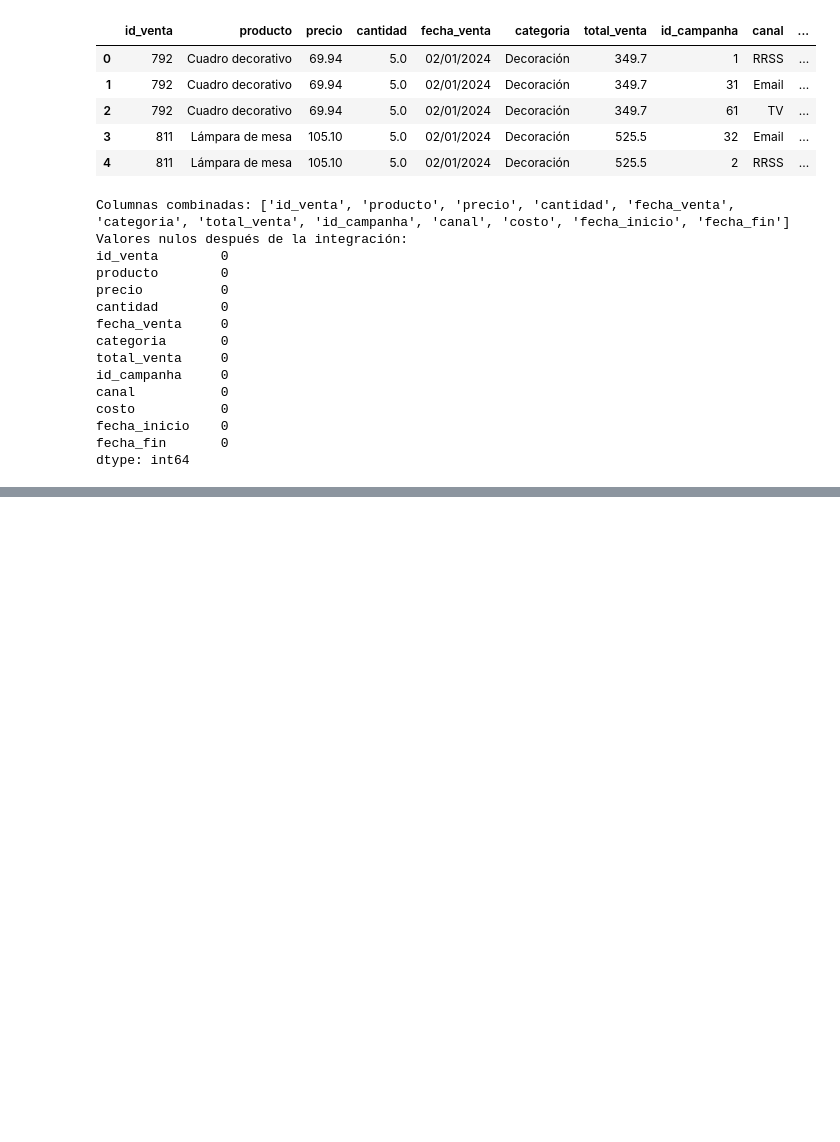
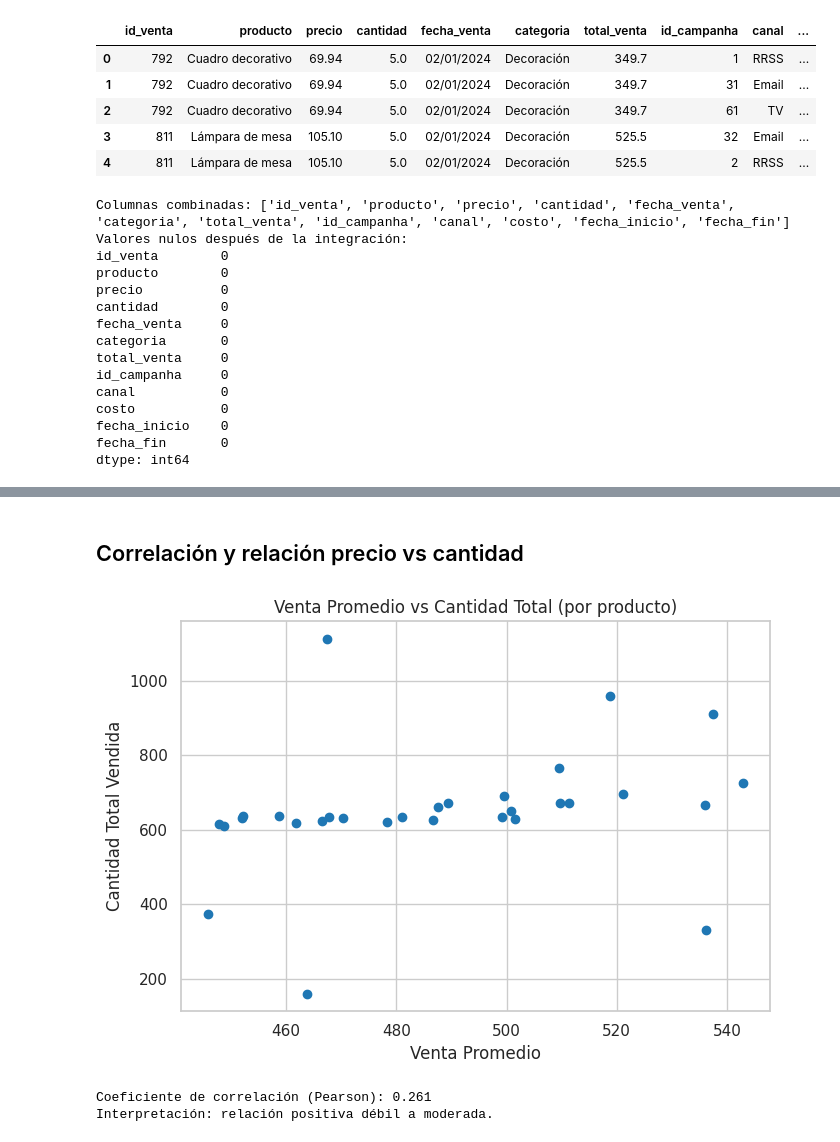
Before and after one commit to irenerendon/Data_Analytics_Pre_Entrega_Irene_Rendon, a Jupyter notebook: Data_Analytics_ipynb.ipynb, the cells around one changed output, grey strips where cells are left out. Saved outputs shown, nothing was run; the diff lists cells and outputs as text; code cells hidden in the pictures; blank space fills up the shorter version.

```diff
--- a/Data_Analytics_ipynb.ipynb
+++ b/Data_Analytics_ipynb.ipynb
@@ -362,0 +460,36 @@ dtype: int64
+# %% [markdown]
+## Correlación y relación precio vs cantidad
+# %%
+import matplotlib.pyplot as plt  # importamos matplotlib
+
+x = resumen_producto['Ventas_Promedio']  # eje X: promedio de venta por producto
+y = resumen_producto['Cantidad_Total']         # eje Y: cantidad total vendida por producto
+
+plt.figure(figsize=(7, 5))           # tamaño del gráfico
+plt.scatter(x, y)                    # gráfico de puntos
+plt.title('Venta Promedio vs Cantidad Total (por producto)')  # título
+plt.xlabel('Venta Promedio')        # etiqueta eje X
+plt.ylabel('Cantidad Total Vendida')      # etiqueta eje Y
+plt.tight_layout()                   # ajustar márgenes
+plt.show()                           # mostrar
+# %% [output]
+[figure, added]
+# %%
+# Calculamos el coeficiente de correlación de Pearson con pandas (método corr)
+corr_val = resumen_producto[['Ventas_Promedio','Cantidad_Total']].corr().loc['Ventas_Promedio','Cantidad_Total']
+
+print(f"Coeficiente de correlación (Pearson): {corr_val:.3f}")
+# Interpretación simple:
+if corr_val > 0.8:
+    print("Interpretación: relación positiva clara (a mayor Ventas_Promedio, suelen venderse más Cantidad_Total).")
+elif corr_val > 0.2:
+    print("Interpretación: relación positiva débil a moderada.")
+elif corr_val < -0.8:
+    print("Interpretación: relación negativa clara (a mayor Ventas_Promedio, suelen venderse menos Cantidad_Total).")
+elif corr_val < -0.3:
+    print("Interpretación: relación negativa débil a moderada.")
+else:
+    print("Interpretación: relación muy débil o nula.")
+# %% [output]
+Coeficiente de correlación (Pearson): 0.261
+Interpretación: relación positiva débil a moderada.
```
Also changed, not shown: parts of 24 cells of this notebook.
